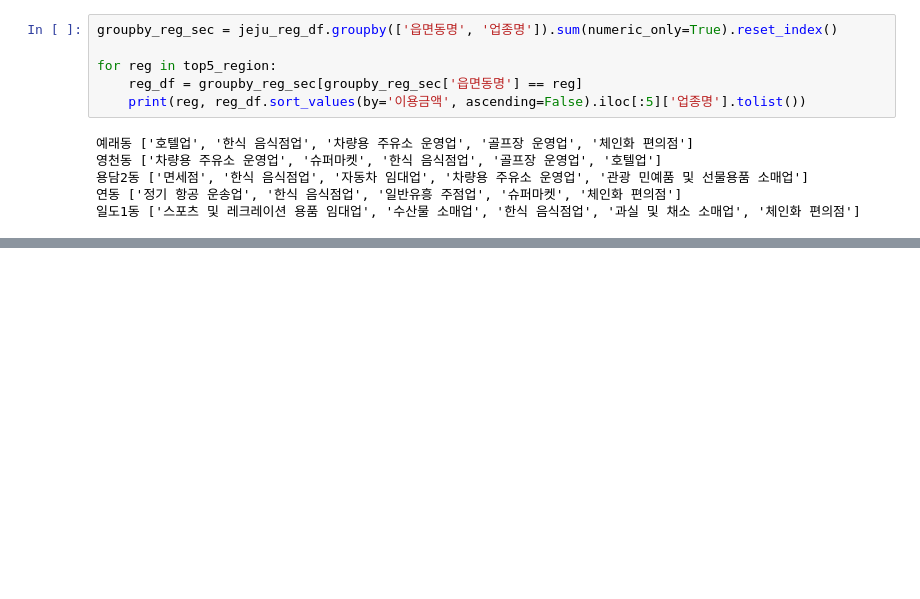
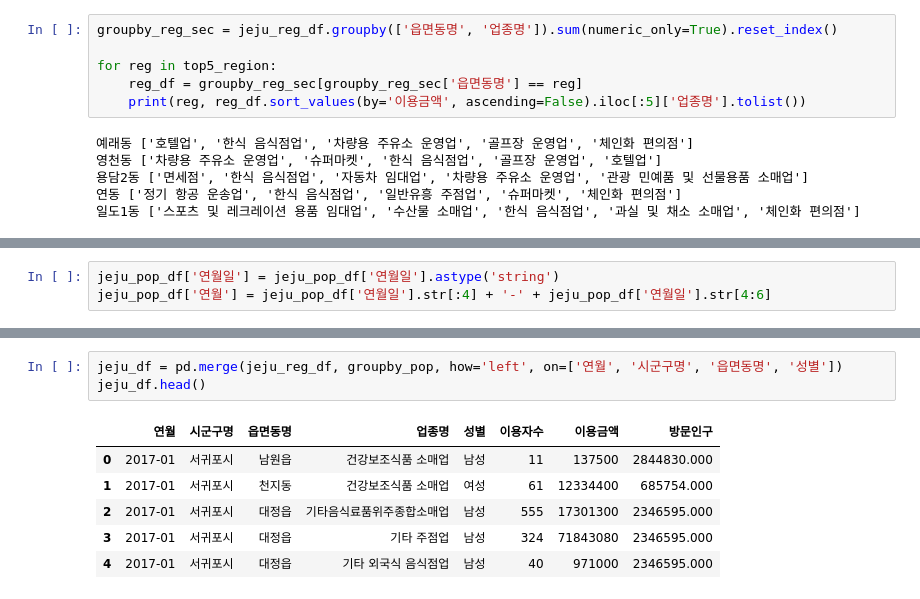
Before and after one commit to Crystal-0109/Codeit, a Jupyter notebook: JejuCardUseProject/jeju_card_project2.ipynb, the cells around one changed output, grey strips where cells are left out. Saved outputs shown, nothing was run; the diff lists cells and outputs as text; blank space fills up the shorter version.

```diff
--- a/JejuCardUseProject/jeju_card_project2.ipynb
+++ b/JejuCardUseProject/jeju_card_project2.ipynb
@@ -411,0 +488,3 @@ for reg in top5_region:
+# %%
+jeju_pop_df['연월일'] = jeju_pop_df['연월일'].astype('string')
+jeju_pop_df['연월'] = jeju_pop_df['연월일'].str[:4] + '-' + jeju_pop_df['연월일'].str[4:6]
@@ -411,0 +521,10 @@ for reg in top5_region:
+# %%
+jeju_df = pd.merge(jeju_reg_df, groupby_pop, how='left', on=['연월', '시군구명', '읍면동명', '성별'])
+jeju_df.head()
+# %% [output]
+|  | 연월 | 시군구명 | 읍면동명 | 업종명 | 성별 | 이용자수 | 이용금액 | 방문인구 |
+| 0 | 2017-01 | 서귀포시 | 남원읍 | 건강보조식품 소매업 | 남성 | 11 | 137500 | 2844830.000 |
+| 1 | 2017-01 | 서귀포시 | 천지동 | 건강보조식품 소매업 | 여성 | 61 | 12334400 | 685754.000 |
+| 2 | 2017-01 | 서귀포시 | 대정읍 | 기타음식료품위주종합소매업 | 남성 | 555 | 17301300 | 2346595.000 |
+| 3 | 2017-01 | 서귀포시 | 대정읍 | 기타 주점업 | 남성 | 324 | 71843080 | 2346595.000 |
+| 4 | 2017-01 | 서귀포시 | 대정읍 | 기타 외국식 음식점업 | 남성 | 40 | 971000 | 2346595.000 |
```
Also changed, not shown: parts of 17 cells of this notebook.
